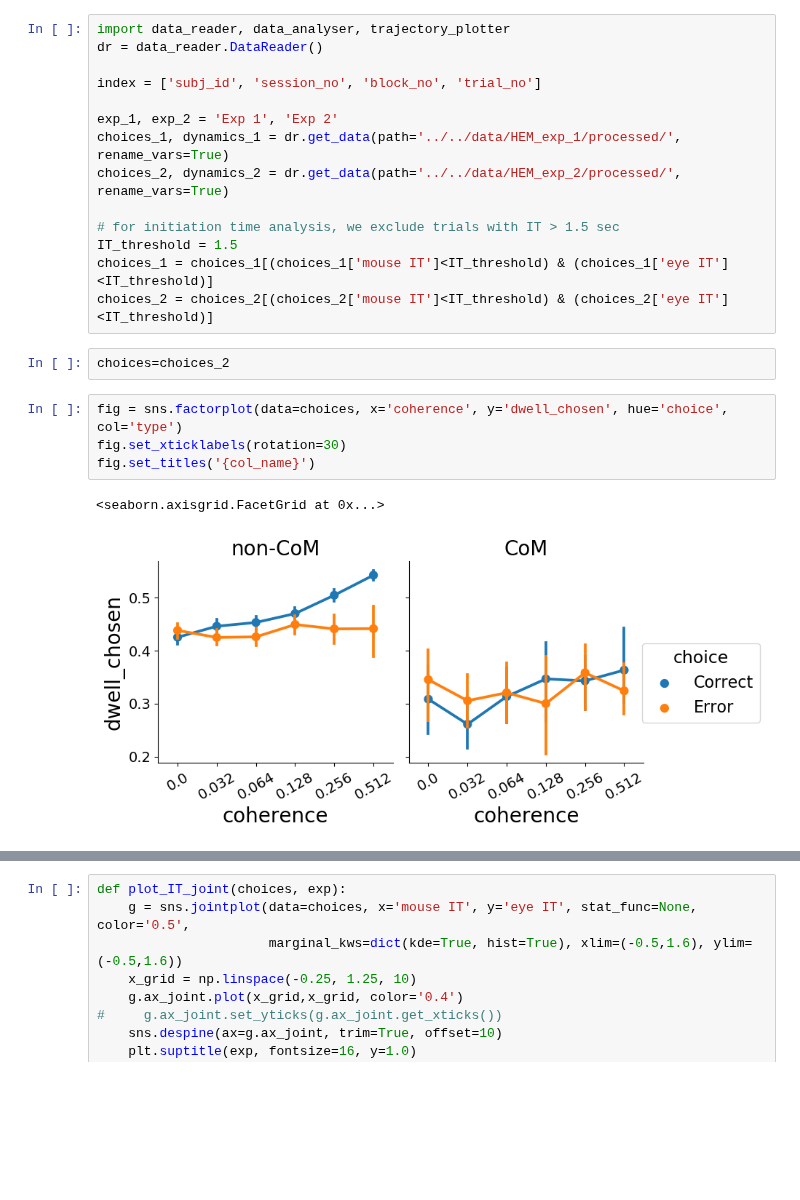
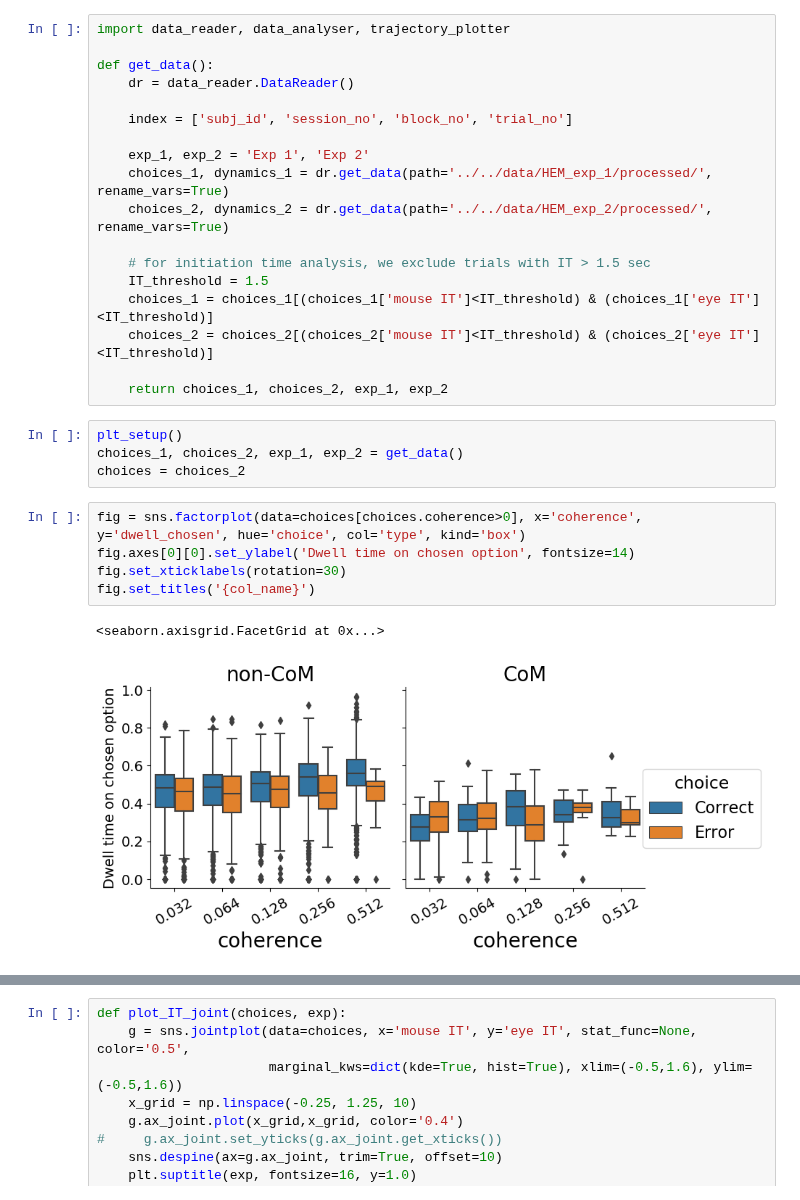
Before and after one commit to cherepaha/eyehandrdk, a Jupyter notebook: eye_analysis.ipynb, the cells around one changed output, grey strips where cells are left out. Saved outputs shown, nothing was run; the diff lists cells and outputs as text; blank space fills up the shorter version.

```diff
--- a/eye_analysis.ipynb
+++ b/eye_analysis.ipynb
@@ -39,24 +40,31 @@ palette_subj = 'magma_r'
 # %%
 import data_reader, data_analyser, trajectory_plotter
-dr = data_reader.DataReader()
 
-index = ['subj_id', 'session_no', 'block_no', 'trial_no']
+def get_data():
+    dr = data_reader.DataReader()
 
-exp_1, exp_2 = 'Exp 1', 'Exp 2'
-choices_1, dynamics_1 = dr.get_data(path='../../data/HEM_exp_1/processed/', rename_vars=True)
-choices_2, dynamics_2 = dr.get_data(path='../../data/HEM_exp_2/processed/', rename_vars=True)
+    index = ['subj_id', 'session_no', 'block_no', 'trial_no']
 
-# for initiation time analysis, we exclude trials with IT > 1.5 sec
-IT_threshold = 1.5
-choices_1 = choices_1[(choices_1['mouse IT']<IT_threshold) & (choices_1['eye IT']<IT_threshold)]
-choices_2 = choices_2[(choices_2['mouse IT']<IT_threshold) & (choices_2['eye IT']<IT_threshold)]
+    exp_1, exp_2 = 'Exp 1', 'Exp 2'
+    choices_1, dynamics_1 = dr.get_data(path='../../data/HEM_exp_1/processed/', rename_vars=True)
+    choices_2, dynamics_2 = dr.get_data(path='../../data/HEM_exp_2/processed/', rename_vars=True)
+
+    # for initiation time analysis, we exclude trials with IT > 1.5 sec
+    IT_threshold = 1.5
+    choices_1 = choices_1[(choices_1['mouse IT']<IT_threshold) & (choices_1['eye IT']<IT_threshold)]
+    choices_2 = choices_2[(choices_2['mouse IT']<IT_threshold) & (choices_2['eye IT']<IT_threshold)]
+
+    return choices_1, choices_2, exp_1, exp_2
-# %%
-choices=choices_2
+# %%
+plt_setup()
+choices_1, choices_2, exp_1, exp_2 = get_data()
+choices = choices_2
 # %%
-fig = sns.factorplot(data=choices, x='coherence', y='dwell_chosen', hue='choice', col='type')
+fig = sns.factorplot(data=choices[choices.coherence>0], x='coherence', y='dwell_chosen', hue='choice', col='type', kind='box')
+fig.axes[0][0].set_ylabel('Dwell time on chosen option', fontsize=14)
 fig.set_xticklabels(rotation=30)
 fig.set_titles('{col_name}')
 # %% [output]
 <seaborn.axisgrid.FacetGrid at 0x...>
-[figure, old version]
+[figure, new version]
 # %%
```
Also changed, not shown: parts of 2 cells of this notebook, 1 other file.
